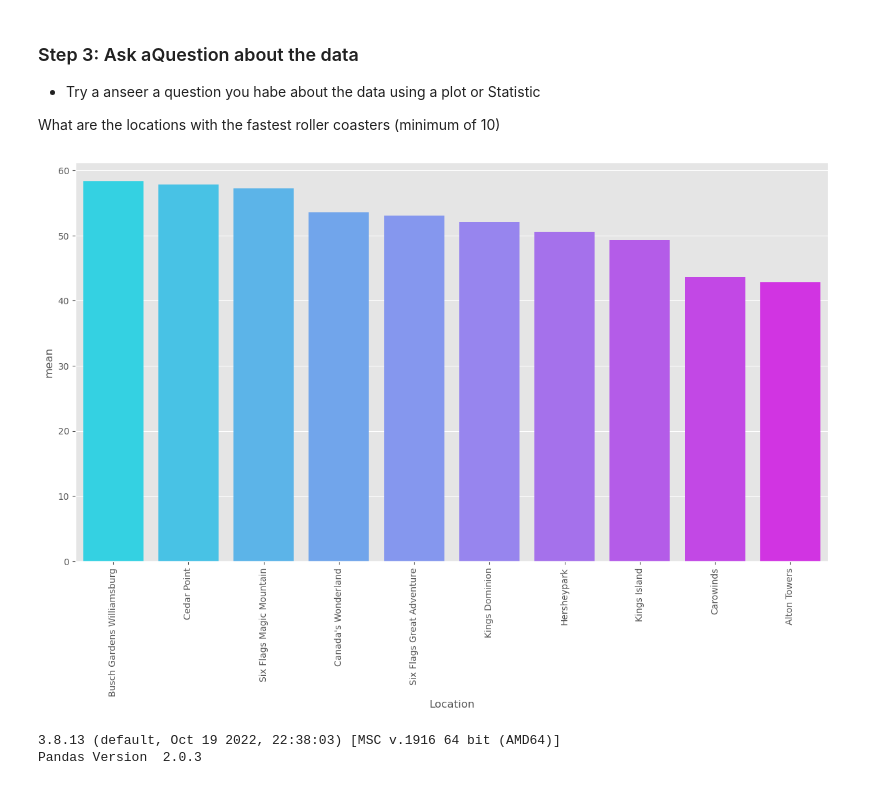
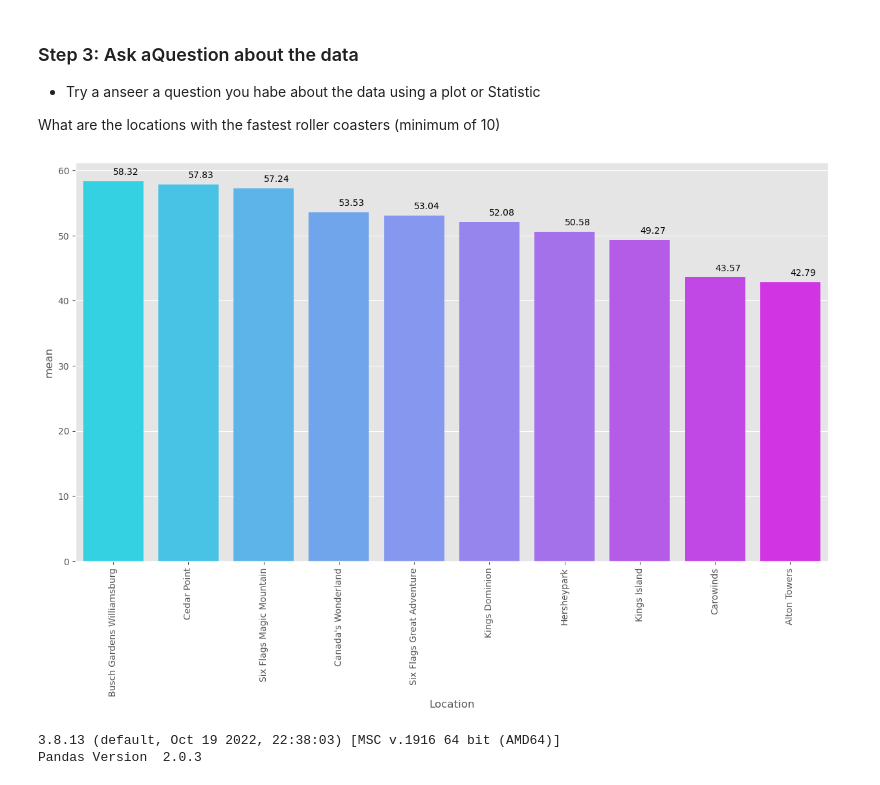
Before and after one commit to Shivgitthub/Exploratory_Data_Analysis, a Jupyter notebook: Learning_Practise/basics_Exploratory_data_analysis_Rob_Mula.ipynb, the cells around one changed output. Saved outputs shown, nothing was run; the diff lists cells and outputs as text; code cells hidden in the pictures.

```diff
--- a/Learning_Practise/basics_Exploratory_data_analysis_Rob_Mula.ipynb
+++ b/Learning_Practise/basics_Exploratory_data_analysis_Rob_Mula.ipynb
@@ -400,16 +400,20 @@ df1.query('Location != "Other"') \
 #plt.show()
 # %%
 data = data.reset_index()
+
+data['mean'] = round(data['mean'],2)
 # %%
 
 
 ax = sns.barplot(data=data,x='Location',y='mean',palette='cool')
+for index,value in enumerate(data['mean']):
+    plt.text(x=index,y=value+1,s=f"{value}",fontdict=dict(fontsize=10))
 
 plt.xticks(rotation=90)
 
 plt.show()
 # %% [output]
-[figure, old version]
+[figure, new version]
 # %%
 sns.barplot(data=data,x=)
 # %%
```
